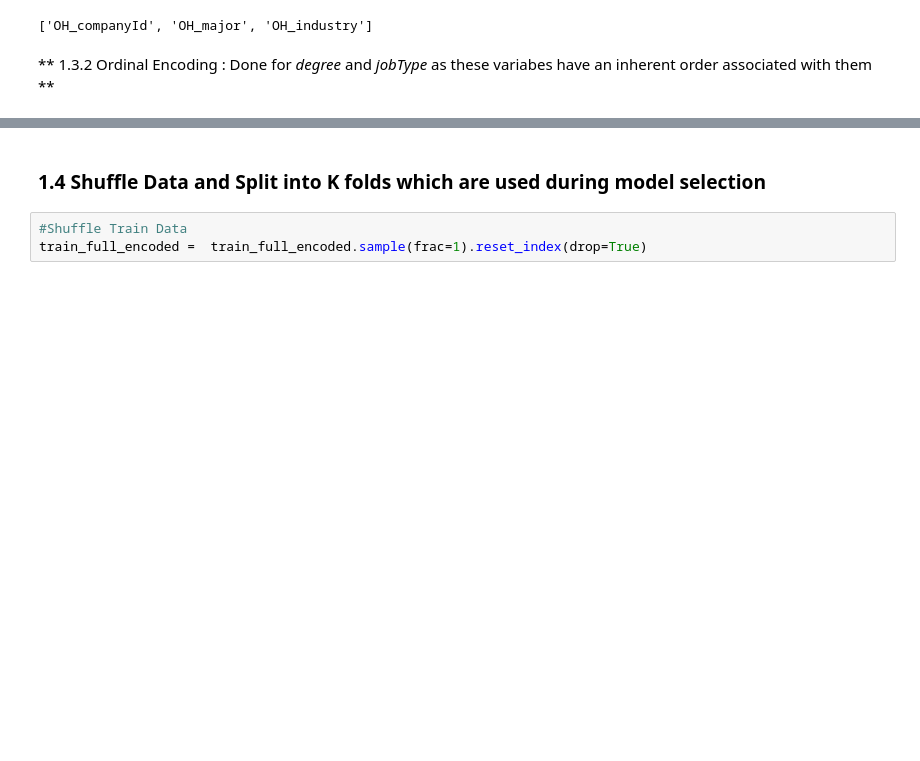
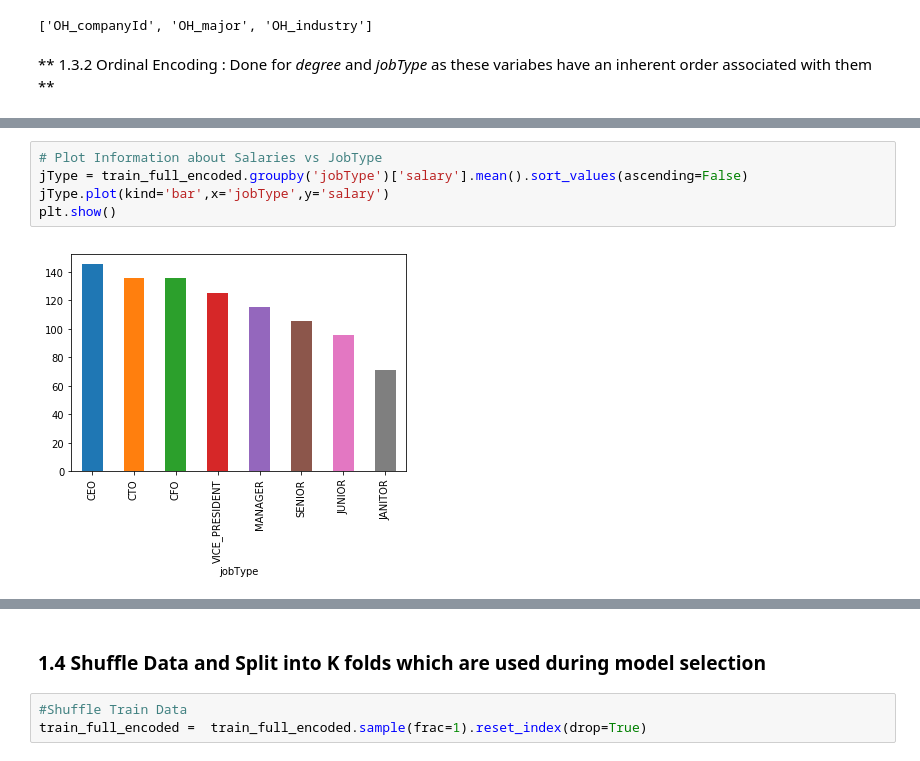
Before and after one commit to abhishek9sharma/salpred, a Jupyter notebook: Submisson_Final.ipynb, the cells around one changed output, grey strips where cells are left out. Drawn from its saved outputs; the diff is of its cells as text; blank space fills up the shorter version.

```diff
--- a/Submisson_Final.ipynb
+++ b/Submisson_Final.ipynb
@@ -96,3 +103,10 @@ print(cat_features_normal_new)
+# %%
+# Plot Information about Salaries vs JobType
+jType = train_full_encoded.groupby('jobType')['salary'].mean().sort_values(ascending=False)
+jType.plot(kind='bar',x='jobType',y='salary')
+plt.show()
+# %% [output]
+[figure, added]
 # %%
 #Encode Categorical Variables Ordered (both test and train)
 
```
Also changed, not shown: parts of 7 cells of this notebook.
